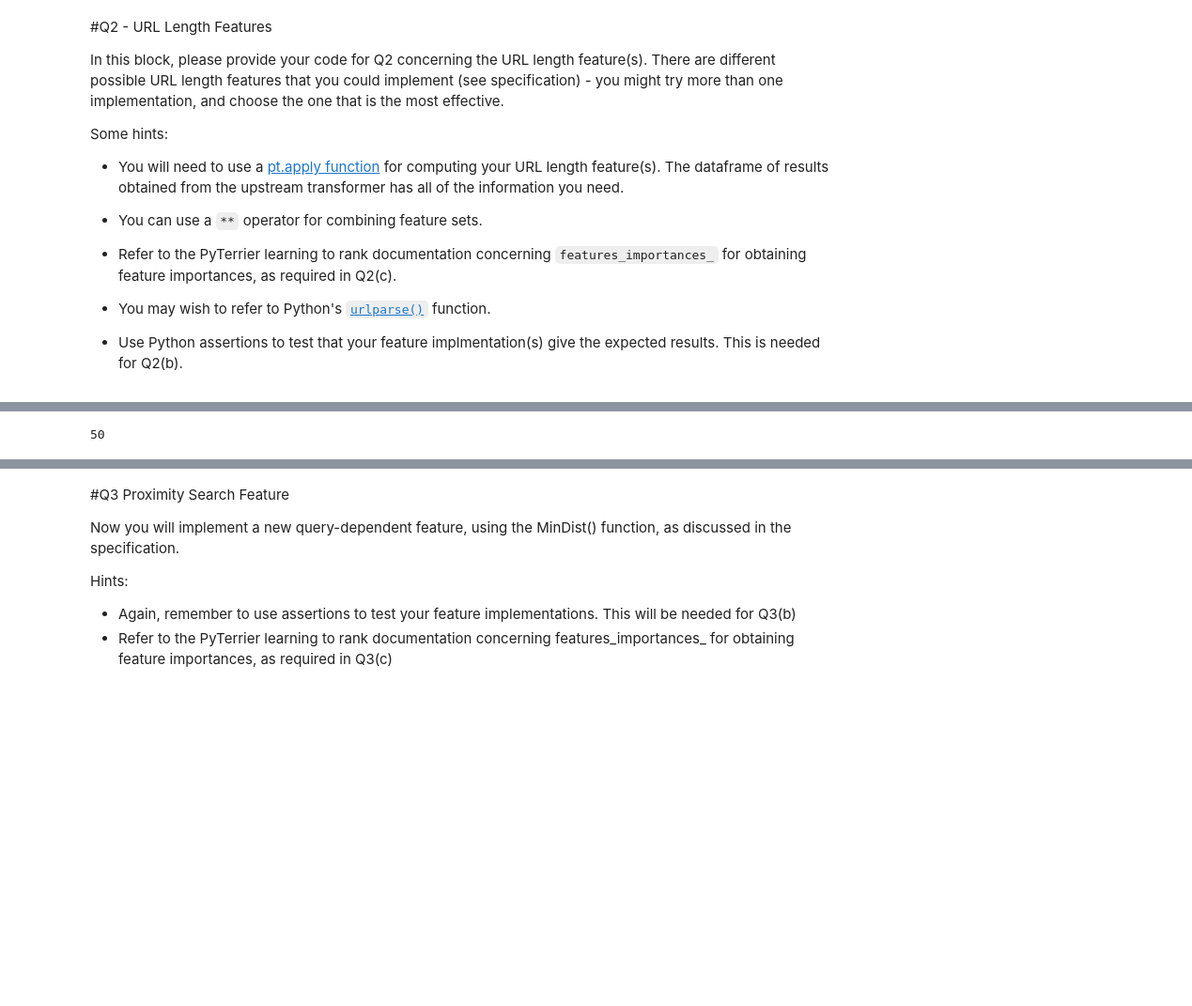
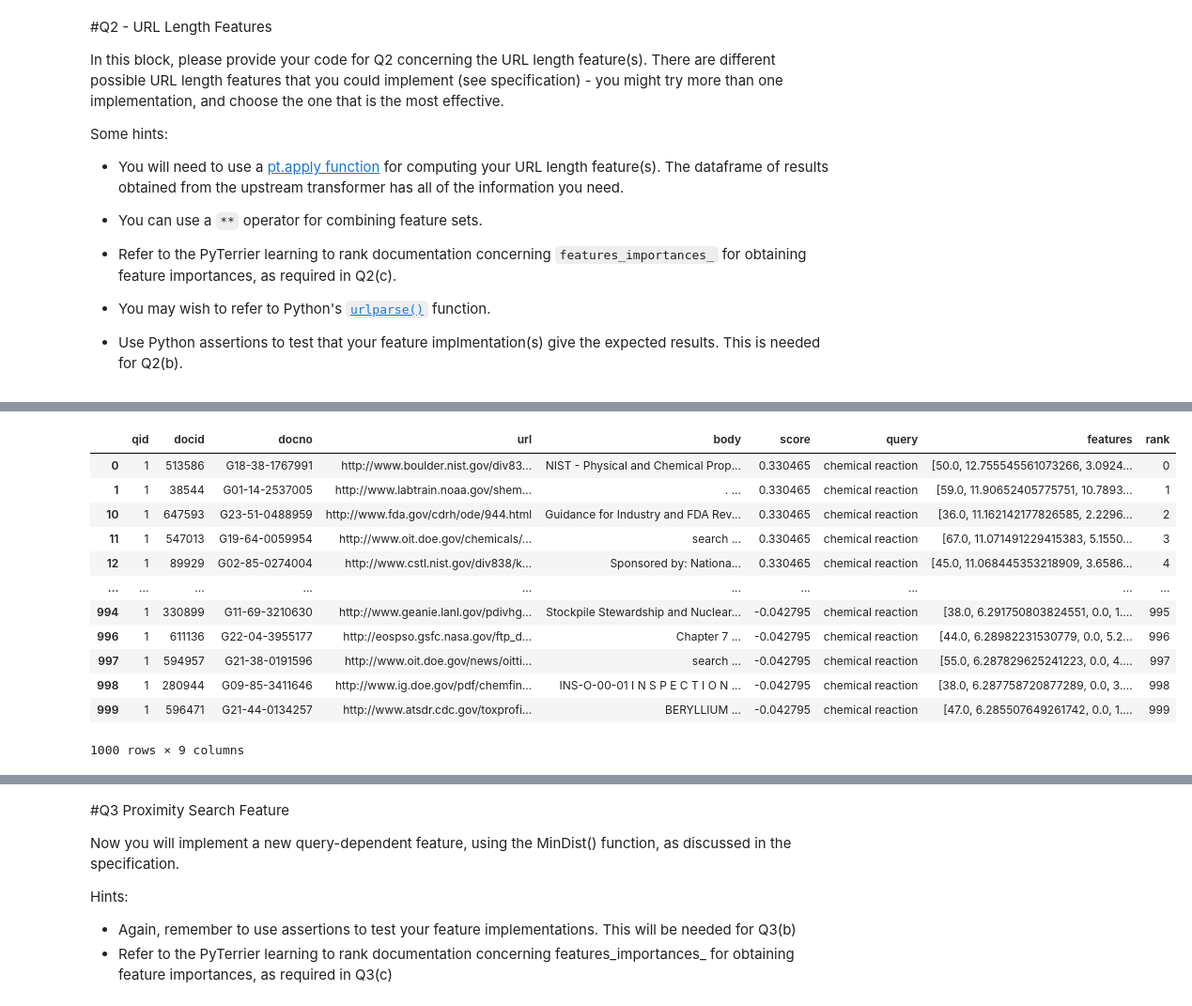
Before and after one commit to podyssea/InformationRetrieval, a Jupyter notebook: InformationRetrievalExercise2_2210049p.ipynb, the cells around one changed output, grey strips where cells are left out. Shown at 94% size. Drawn from its saved outputs; the diff is of its cells as text; code cells hidden in the pictures; blank space fills up the shorter version.

```diff
--- a/InformationRetrievalExercise2_2210049p.ipynb
+++ b/InformationRetrievalExercise2_2210049p.ipynb
@@ -270,5 +289,19 @@ p.search("chemical reaction")
 1000 rows × 9 columns
+# %%
+boosted_model = new_features >> pt.ltr.apply_learned_model(lmart_l, form="ltr")
 # %%
-len(p.search("chemical reaction")["url"][0])
+boosted_model.search("chemical reaction")
 # %% [output]
+|  | qid | docid | docno | url | body | score | query | features | rank |
+| 0 | 1 | 513586 | G18-38-1767991 | http://www.boulder.nist.gov/div83... | NIST - Physical and Chemical Prop... | 0.330465 | chemical reaction | [50.0, 12.755545561073266, 3.0924... | 0 |
+| 1 | 1 | 38544 | G01-14-2537005 | http://www.labtrain.noaa.gov/shem... | . ... | 0.330465 | chemical reaction | [59.0, 11.90652405775751, 10.7893... | 1 |
+| 10 | 1 | 647593 | G23-51-0488959 | http://www.fda.gov/cdrh/ode/944.html | Guidance for Industry and FDA Rev... | 0.330465 | chemical reaction | [36.0, 11.162142177826585, 2.2296... | 2 |
+| 11 | 1 | 547013 | G19-64-0059954 | http://www.oit.doe.gov/chemicals/... | search ... | 0.330465 | chemical reaction | [67.0, 11.071491229415383, 5.1550... | 3 |
+| 12 | 1 | 89929 | G02-85-0274004 | http://www.cstl.nist.gov/div838/k... | Sponsored by: Nationa... | 0.330465 | chemical reaction | [45.0, 11.068445353218909, 3.6586... | 4 |
+| ... | ... | ... | ... | ... | ... | ... | ... | ... | ... |
+| 994 | 1 | 330899 | G11-69-3210630 | http://www.geanie.lanl.gov/pdivhg... | Stockpile Stewardship and Nuclear... | -0.042795 | chemical reaction | [38.0, 6.291750803824551, 0.0, 1.... | 995 |
+| 996 | 1 | 611136 | G22-04-3955177 | http://eospso.gsfc.nasa.gov/ftp_d... | Chapter 7 ... | -0.042795 | chemical reaction | [44.0, 6.28982231530779, 0.0, 5.2... | 996 |
+| 997 | 1 | 594957 | G21-38-0191596 | http://www.oit.doe.gov/news/oitti... | search ... | -0.042795 | chemical reaction | [55.0, 6.287829625241223, 0.0, 4.... | 997 |
+| 998 | 1 | 280944 | G09-85-3411646 | http://www.ig.doe.gov/pdf/chemfin... | INS-O-00-01 I N S P E C T I O N ... | -0.042795 | chemical reaction | [38.0, 6.287758720877289, 0.0, 3.... | 998 |
+| 999 | 1 | 596471 | G21-44-0134257 | http://www.atsdr.cdc.gov/toxprofi... | BERYLLIUM ... | -0.042795 | chemical reaction | [47.0, 6.285507649261742, 0.0, 1.... | 999 |
-50
+1000 rows × 9 columns
```
Also changed, not shown: parts of 9 cells of this notebook.
